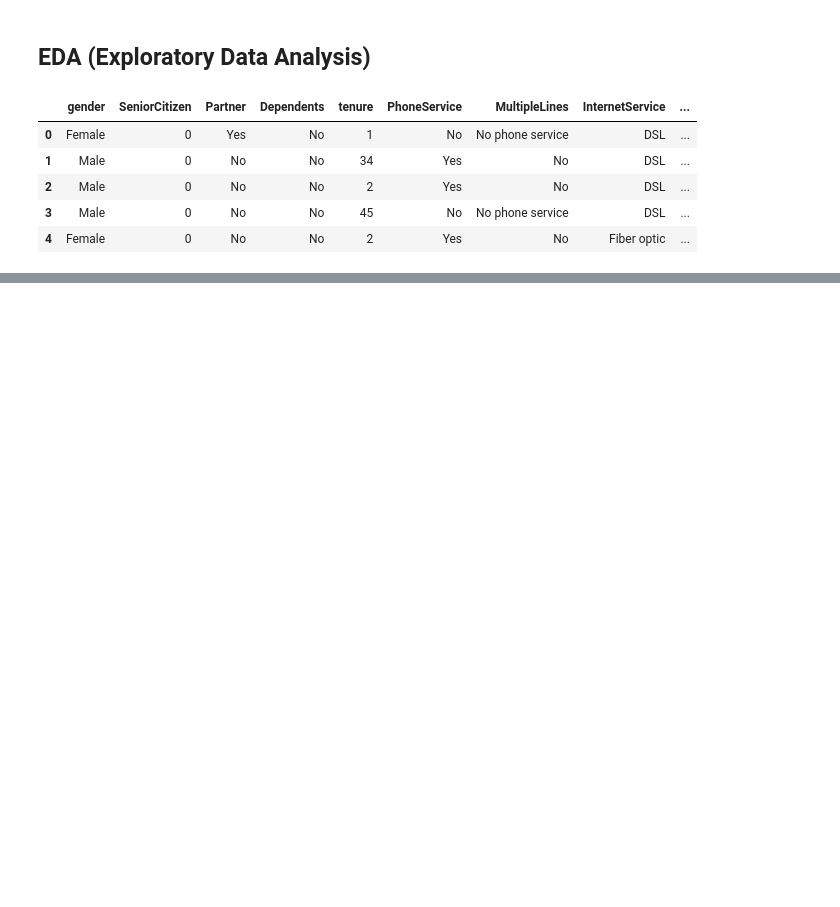
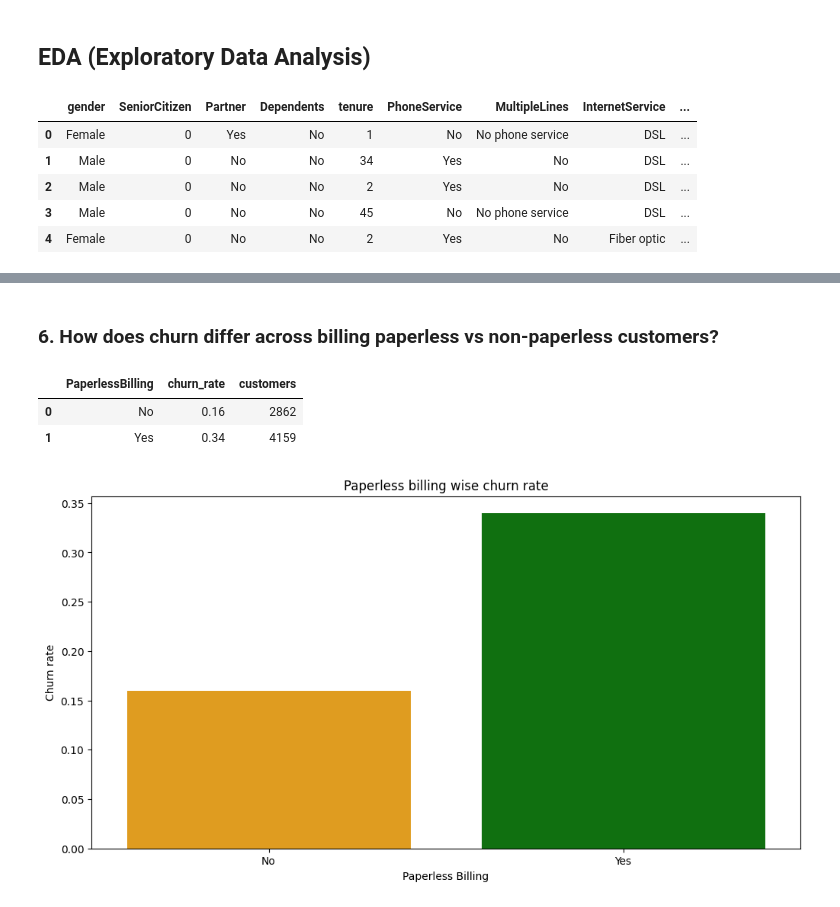
Before and after one commit to apabritamaity/data-analyst-portfolio, a Jupyter notebook: customer-churn-analysis/notebooks/06_EDA_Contract_Billing_&_Pricing_Analysis.ipynb, the cells around one changed output, grey strips where cells are left out. Drawn from its saved outputs; the diff is of its cells as text; code cells hidden in the pictures; blank space fills up the shorter version.

```diff
--- a/customer-churn-analysis/notebooks/06_EDA_Contract_Billing_&_Pricing_Analysis.ipynb
+++ b/customer-churn-analysis/notebooks/06_EDA_Contract_Billing_&_Pricing_Analysis.ipynb
@@ -20,0 +182,21 @@ df.head()
+# %% [markdown]
+### 6. How does churn differ across billing paperless vs non-paperless customers?
+# %%
+paperlessBilling_wise_churn_rate = df.groupby(['PaperlessBilling'])['Churn'].agg([lambda x: (x=='Yes').mean().round(2), 'count']).reset_index()
+
+paperlessBilling_wise_churn_rate.columns = ['PaperlessBilling', 'churn_rate', 'customers']
+
+paperlessBilling_wise_churn_rate
+# %% [output]
+|  | PaperlessBilling | churn_rate | customers |
+| 0 | No | 0.16 | 2862 |
+| 1 | Yes | 0.34 | 4159 |
+# %%
+plt.figure(figsize=(12, 6))
+
+sns.barplot(data=paperlessBilling_wise_churn_rate, x='PaperlessBilling', y='churn_rate', hue='PaperlessBilling', legend=False, palette=['orange', 'green'])
+plt.title('Paperless billing wise churn rate')
+plt.xlabel('Paperless Billing')
+plt.ylabel('Churn rate');
+# %% [output]
+[figure, added]
```
Also changed, not shown: parts of 22 cells of this notebook.
